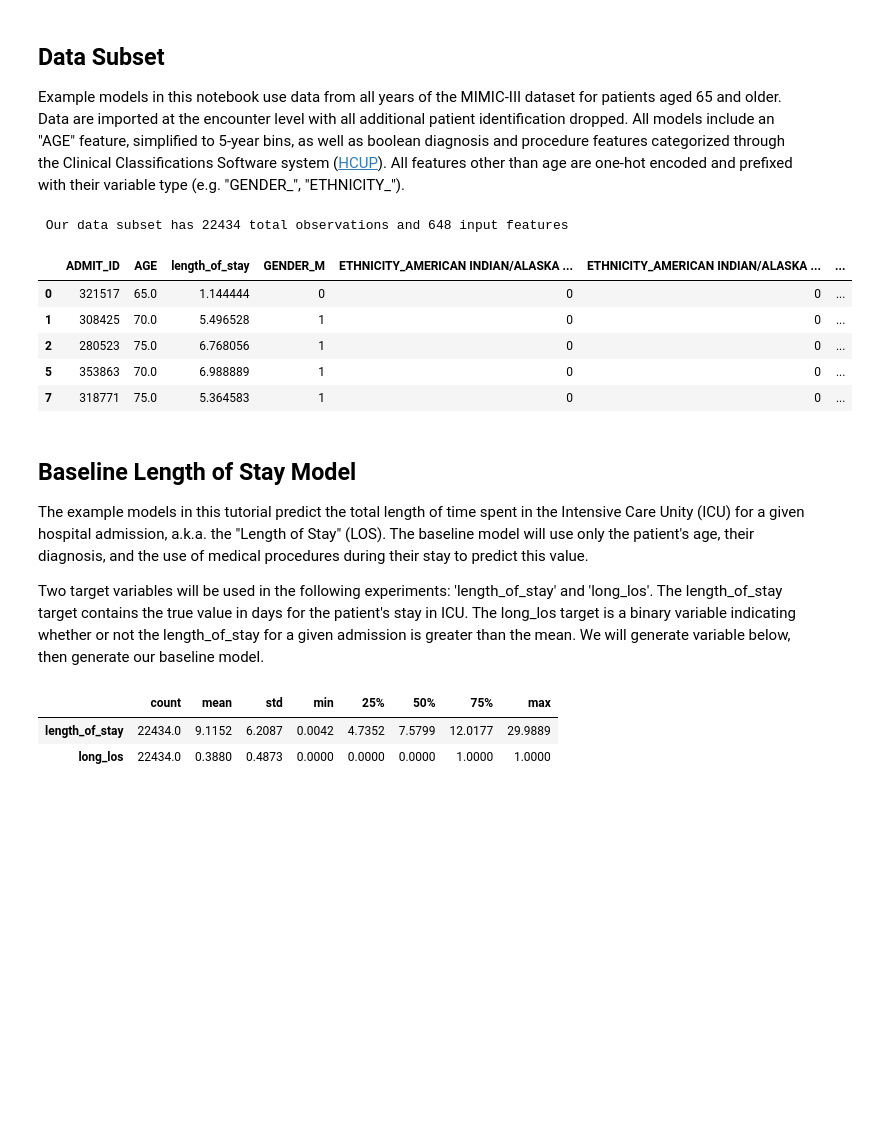
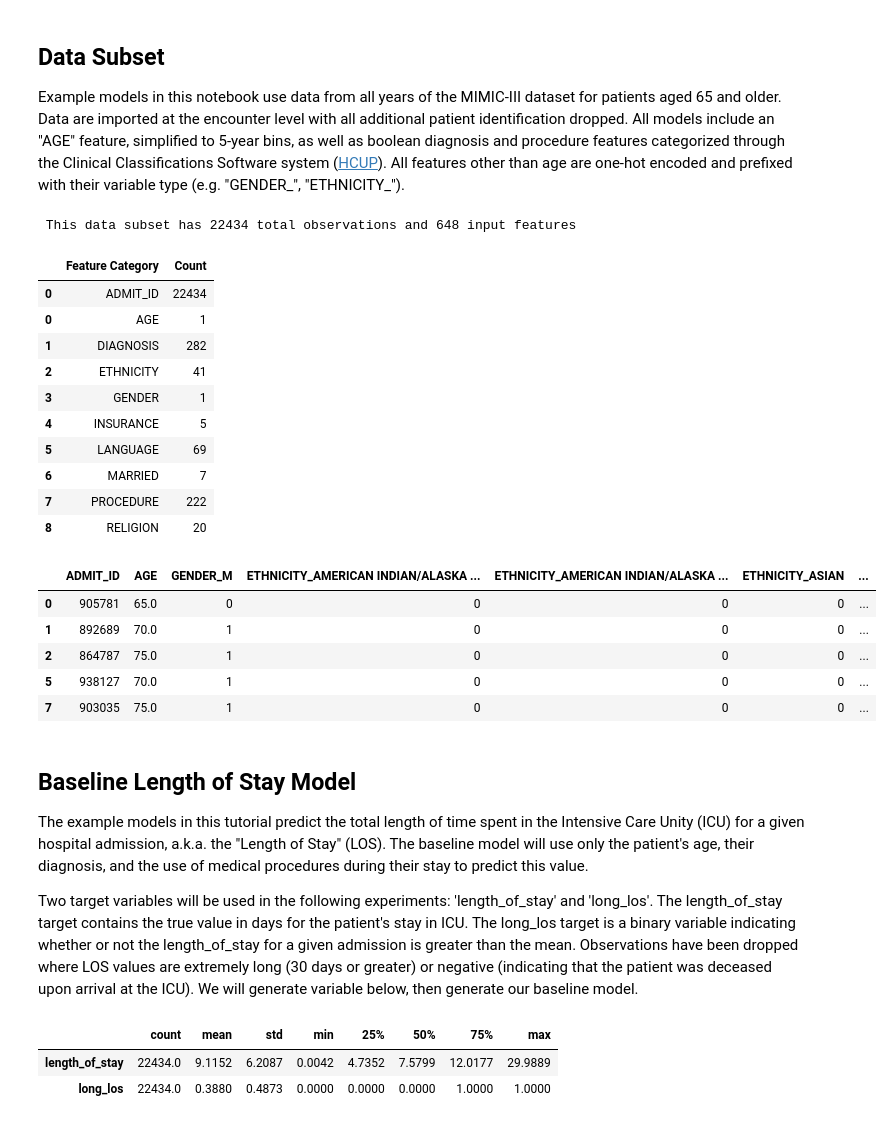
Before and after one commit to KenSciResearch/fairMLHealth, a Jupyter notebook: kdd_fairness_bias/kdd_fairness_in_healthcare_tutorial.ipynb, the cells around one changed output. Saved outputs shown, nothing was run; the diff lists cells and outputs as text; code cells hidden in the pictures; blank space fills up the shorter version.

Commit message:
added table of feature counts

```diff
--- a/kdd_fairness_bias/kdd_fairness_in_healthcare_tutorial.ipynb
+++ b/kdd_fairness_bias/kdd_fairness_in_healthcare_tutorial.ipynb
@@ -98,23 +98,34 @@ path_to_mimic_data_folder = "~/data/MIMIC"
 # %% [markdown]
 ## Data Subset <a id="datasubset"></a>
 Example models in this notebook use data from all years of the MIMIC-III dataset for patients aged 65 and older. Data are imported at the encounter level with all additional patient identification dropped. All models include an "AGE" feature, simplified to 5-year bins, as well as boolean diagnosis and procedure features categorized through the Clinical Classifications Software system ([HCUP](https://www.hcup-us.ahrq.gov/toolssoftware/ccs/ccs.jsp)). All features other than age are one-hot encoded and prefixed with their variable type (e.g. "GENDER_", "ETHNICITY_").
-# %%
-df = tutorial_helpers.load_example_data(path_to_mimic_data_folder)
-print(f"\n Our data subset has {df.shape[0]} total observations and {df.shape[1]-2} input features \n")
-df.head()
-# %% [output]
- Our data subset has 22434 total observations and 648 input features
-|  | ADMIT_ID | AGE | length_of_stay | GENDER_M | ETHNICITY_AMERICAN INDIAN/ALASKA ... | ETHNICITY_AMERICAN INDIAN/ALASKA ... | ... |
-| 0 | 321517 | 65.0 | 1.144444 | 0 | 0 | 0 | ... |
-| 1 | 308425 | 70.0 | 5.496528 | 1 | 0 | 0 | ... |
-| 2 | 280523 | 75.0 | 6.768056 | 1 | 0 | 0 | ... |
-| 5 | 353863 | 70.0 | 6.988889 | 1 | 0 | 0 | ... |
-| 7 | 318771 | 75.0 | 5.364583 | 1 | 0 | 0 | ... |
+# %%
+df = tutorial_helpers.load_example_data(path_to_mimic_data_folder)
+tutorial_helpers.print_feature_table(df)
+display(df.head())
+# %% [output]
+ This data subset has 22434 total observations and 648 input features
+|  | Feature Category | Count |
+| 0 | ADMIT_ID | 22434 |
+| 0 | AGE | 1 |
+| 1 | DIAGNOSIS | 282 |
+| 2 | ETHNICITY | 41 |
+| 3 | GENDER | 1 |
+| 4 | INSURANCE | 5 |
+| 5 | LANGUAGE | 69 |
+| 6 | MARRIED | 7 |
+| 7 | PROCEDURE | 222 |
+| 8 | RELIGION | 20 |
+|  | ADMIT_ID | AGE | GENDER_M | ETHNICITY_AMERICAN INDIAN/ALASKA ... | ETHNICITY_AMERICAN INDIAN/ALASKA ... | ETHNICITY_ASIAN | ... |
+| 0 | 905781 | 65.0 | 0 | 0 | 0 | 0 | ... |
+| 1 | 892689 | 70.0 | 1 | 0 | 0 | 0 | ... |
+| 2 | 864787 | 75.0 | 1 | 0 | 0 | 0 | ... |
+| 5 | 938127 | 70.0 | 1 | 0 | 0 | 0 | ... |
+| 7 | 903035 | 75.0 | 1 | 0 | 0 | 0 | ... |
 # %% [markdown]
 ## Baseline Length of Stay Model
 The example models in this tutorial predict the total length of time spent in the Intensive Care Unity (ICU) for a given hospital admission, a.k.a. the "Length of Stay" (LOS). The baseline model will use only the patient's age, their diagnosis, and the use of medical procedures during their stay to predict this value.
 
-Two target variables will be used in the following experiments: 'length_of_stay' and 'long_los'. The length_of_stay target contains the true value in days for the patient's stay in ICU. The long_los target is a binary variable indicating whether or not the length_of_stay for a given admission is greater than the mean. We will generate variable below, then generate our baseline model.
+Two target variables will be used in the following experiments: 'length_of_stay' and 'long_los'. The length_of_stay target contains the true value in days for the patient's stay in ICU. The long_los target is a binary variable indicating whether or not the length_of_stay for a given admission is greater than the mean. Observations have been dropped where LOS values are extremely long (30 days or greater) or negative (indicating that the patient was deceased upon arrival at the ICU). We will generate variable below, then generate our baseline model.
 # %%
 # Generate a binary target flagging whether an observation's length_of_stay value is above or below the mean.
 mean_val=df['length_of_stay'].mean()
```
Also changed, not shown: parts of 1 cell of this notebook, 2 other files.
